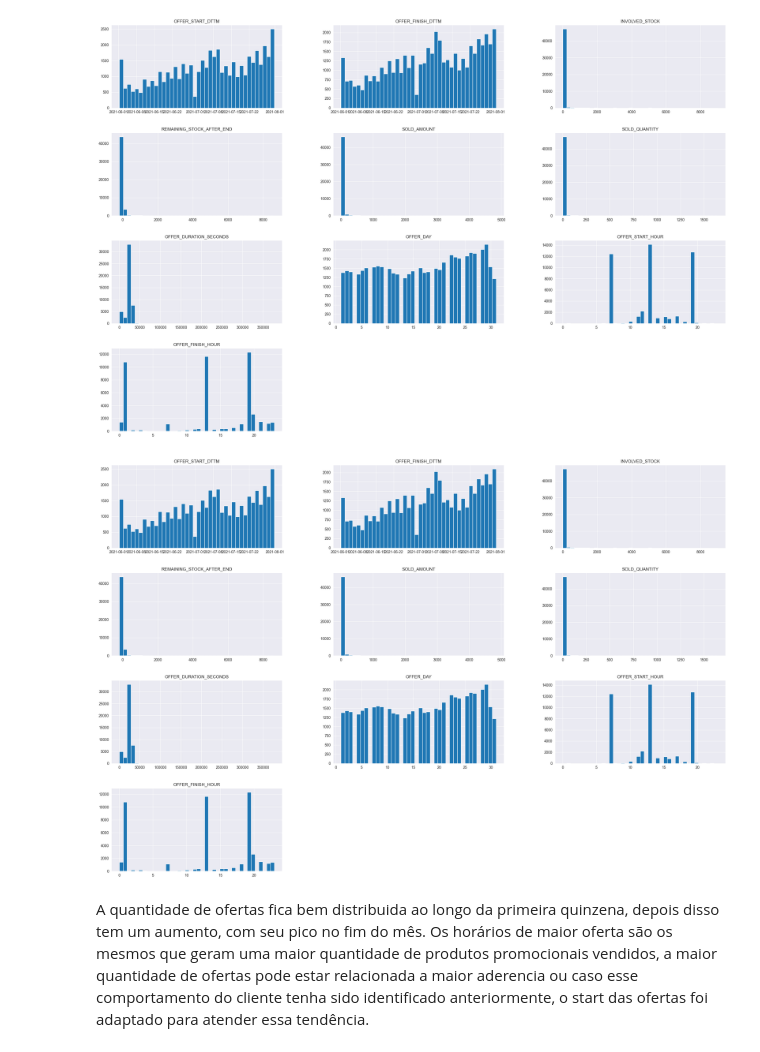
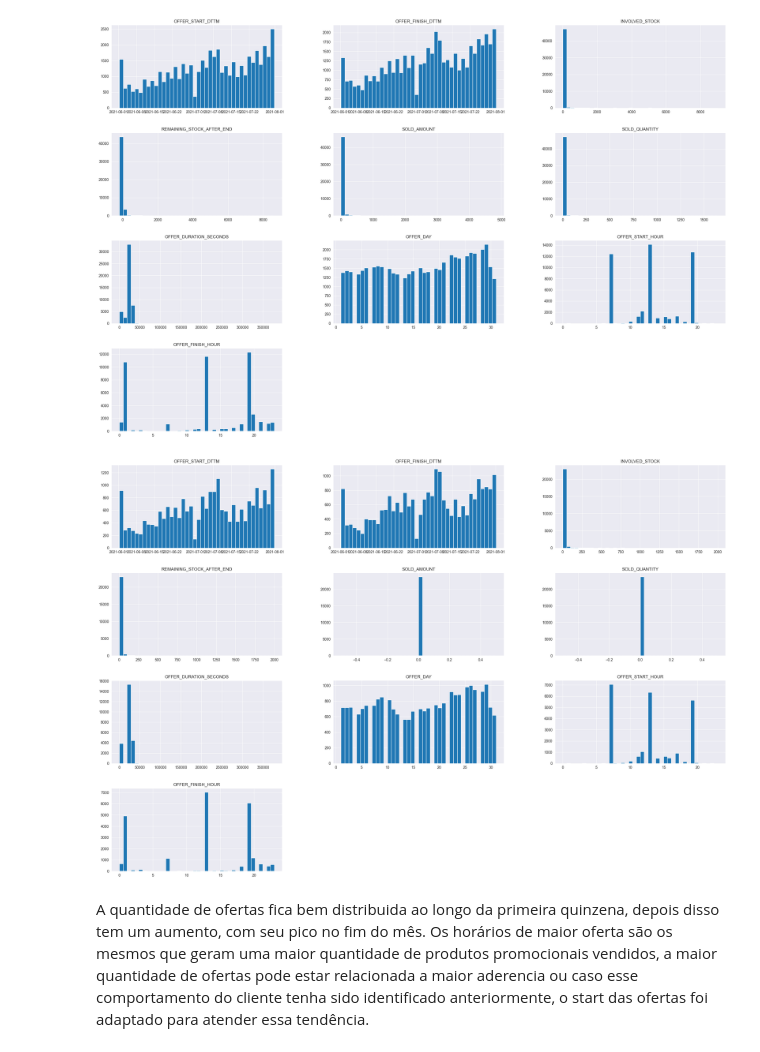
Before and after one commit to 6abi/teste-tecnico-meli-ds, a Jupyter notebook: notebooks/1. EDA - ofertas relampago.ipynb, the cells around one changed output. Cells and saved outputs as stored; diff of their text form; code cells hidden in the pictures.

```diff
--- a/notebooks/1. EDA - ofertas relampago.ipynb
+++ b/notebooks/1. EDA - ofertas relampago.ipynb
@@ -378,11 +378,11 @@ ax = ax
 # %% [output]
 [figure]
 # %%
-#estoque faltante
-ax = df_ofertas.hist(bins=40, figsize=(30,20))
+#Distribuição para itens sem conversão
+ax = df_ofertas[df_ofertas['INVOLVED_STOCK'] == df_ofertas['REMAINING_STOCK_AFTER_END'] ].hist(bins=40, figsize=(30,20))
 ax = ax
 # %% [output]
-[figure, old version]
+[figure, new version]
 # %% [markdown]
 A quantidade de ofertas fica bem distribuida ao longo da primeira quinzena, depois disso tem um aumento, com seu pico no fim do mês.
 Os horários de maior oferta são os mesmos que geram uma maior quantidade de produtos promocionais vendidos, a maior quantidade de ofertas pode estar relacionada a maior aderencia ou caso esse comportamento do cliente tenha sido identificado anteriormente, o start das ofertas foi adaptado para atender essa tendência.
```
Also changed, not shown: parts of 7 cells of this notebook, 2 other files.
